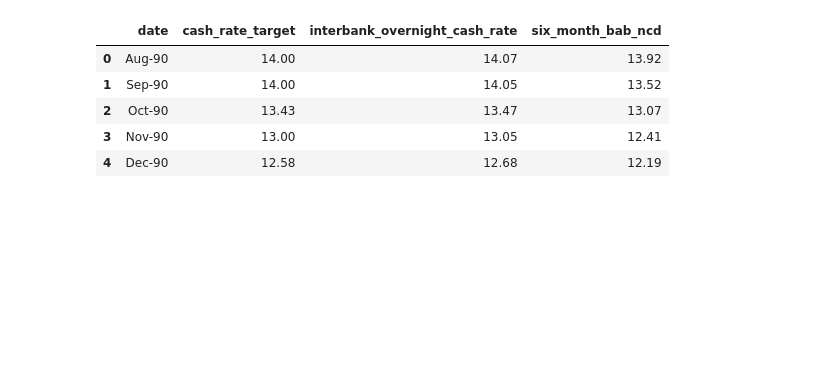
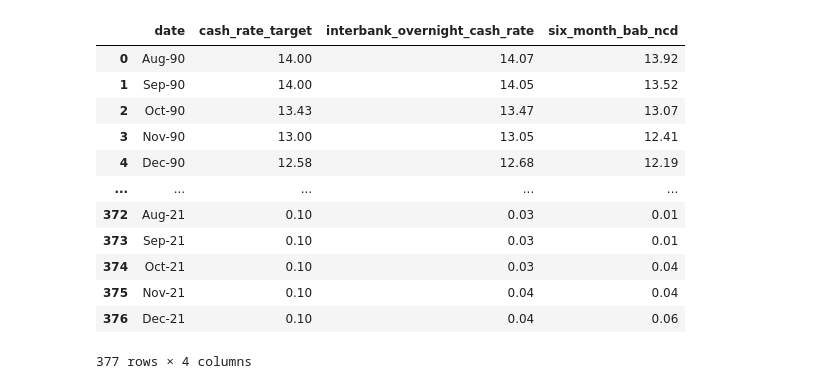
Before and after one commit to mnperic/australian-interest-rates, a Jupyter notebook: australian_interest_rates.ipynb, the cells around one changed output. Cells and saved outputs as stored; diff of their text form; code cells hidden in the pictures; blank space fills up the shorter version.

```diff
--- a/australian_interest_rates.ipynb
+++ b/australian_interest_rates.ipynb
@@ -4,16 +4,23 @@
 import pandas as pd
 import matplotlib.pyplot as plt
 import matplotlib as matplotlib
-# %%
-# Import .csv and store as DataFrame
-
-interest_rates_file_path = "Resources/interest_rates_cleaned.csv"
-interest_rates_df = pd.read_csv(interest_rates_file_path)
-interest_rates_df.head()
-# %% [output]
-|  | date | cash_rate_target | interbank_overnight_cash_rate | six_month_bab_ncd |
-| 0 | Aug-90 | 14.00 | 14.07 | 13.92 |
-| 1 | Sep-90 | 14.00 | 14.05 | 13.52 |
-| 2 | Oct-90 | 13.43 | 13.47 | 13.07 |
-| 3 | Nov-90 | 13.00 | 13.05 | 12.41 |
-| 4 | Dec-90 | 12.58 | 12.68 | 12.19 |
+# %%
+# Import .csv and store as DataFrame
+
+interest_rates_file_path = "Resources/interest_rates_cleaned.csv"
+interest_rates_df = pd.read_csv(interest_rates_file_path)
+interest_rates_df
+# %% [output]
+|  | date | cash_rate_target | interbank_overnight_cash_rate | six_month_bab_ncd |
+| 0 | Aug-90 | 14.00 | 14.07 | 13.92 |
+| 1 | Sep-90 | 14.00 | 14.05 | 13.52 |
+| 2 | Oct-90 | 13.43 | 13.47 | 13.07 |
+| 3 | Nov-90 | 13.00 | 13.05 | 12.41 |
+| 4 | Dec-90 | 12.58 | 12.68 | 12.19 |
+| ... | ... | ... | ... | ... |
+| 372 | Aug-21 | 0.10 | 0.03 | 0.01 |
+| 373 | Sep-21 | 0.10 | 0.03 | 0.01 |
+| 374 | Oct-21 | 0.10 | 0.03 | 0.04 |
+| 375 | Nov-21 | 0.10 | 0.04 | 0.04 |
+| 376 | Dec-21 | 0.10 | 0.04 | 0.06 |
+377 rows × 4 columns
```
Also changed, not shown: parts of 2 cells of this notebook.
